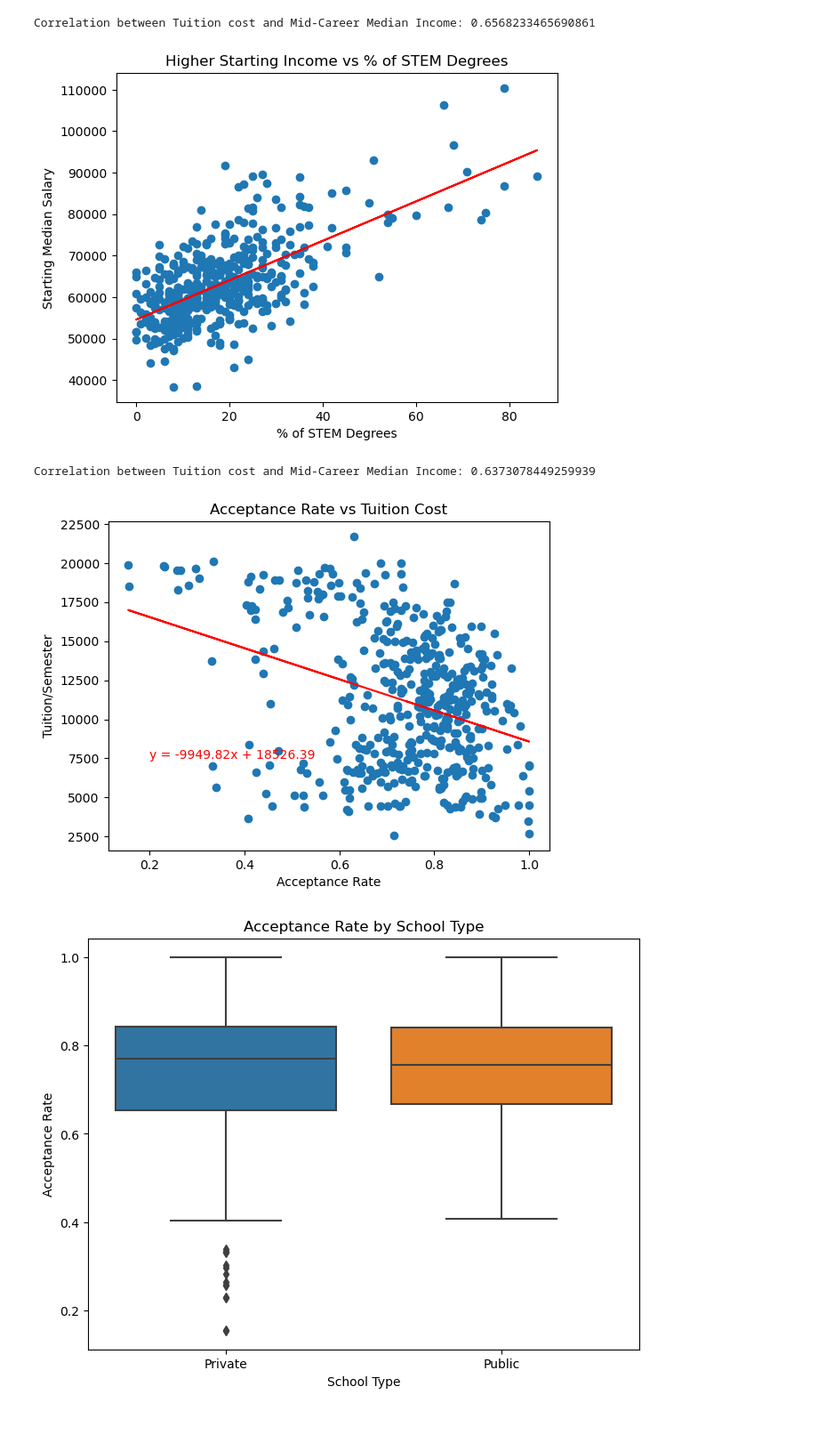
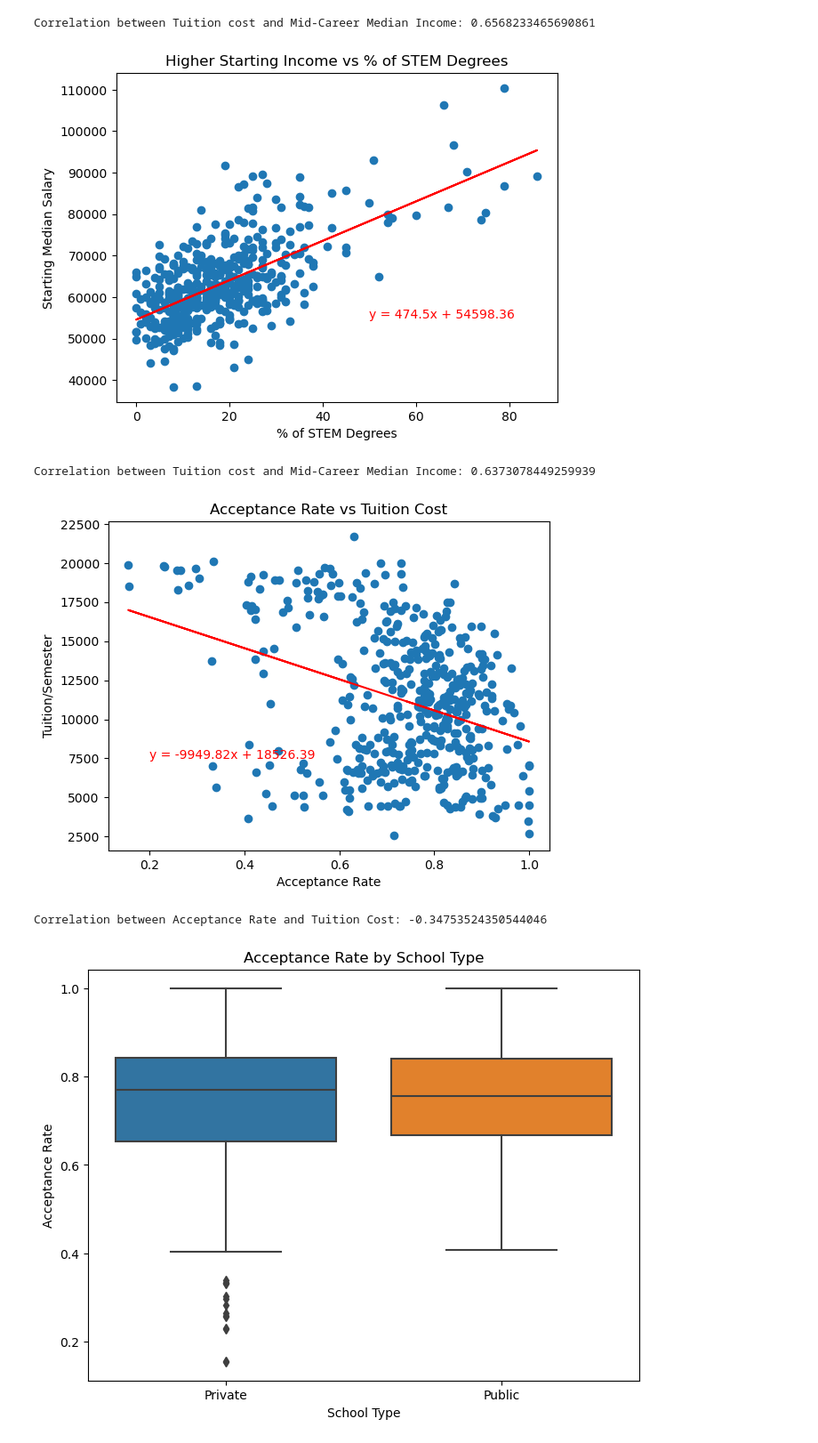
Before and after one commit to sWeeks99/Education_Trends_and_Opportunities, a Jupyter notebook: data/project_final_draft.ipynb, the cells around one changed output. Shown at 89% size. Saved outputs shown, nothing was run; the diff lists cells and outputs as text; code cells hidden in the pictures.

```diff
--- a/data/project_final_draft.ipynb
+++ b/data/project_final_draft.ipynb
@@ -205,22 +225,22 @@ Correlation between Tuition cost and Mid-Career Median Income: 0.656823346569086
 # %%
 plt.scatter(college_final_df['% STEM Degrees'], college_final_df['Early Career Pay'])
 (slope, intercept, r_value, p_value, std_err) = linregress(college_final_df['% STEM Degrees'], college_final_df['Early Career Pay'])
 regression_line = college_final_df['% STEM Degrees'] * round(slope, 2) + round(intercept, 2)
 line = f'y = {round(slope, 2)}x + {round(intercept, 2)}'
 plt.plot(college_final_df['% STEM Degrees'], regression_line, color='red')
 
-plt.annotate(line, (10000, 160000), color='red')
+plt.annotate(line, (50, 55000), color='red')
 
 plt.title('Higher Starting Income vs % of STEM Degrees')
 plt.xlabel('% of STEM Degrees')
 plt.ylabel('Starting Median Salary')
 plt.savefig('../images/%_stem_degrees_vs_starting_income.png')
 plt.show()
 
 correlation = college_final_df['% STEM Degrees'].corr(college_final_df['Early Career Pay'])
 print("Correlation between Tuition cost and Mid-Career Median Income:", correlation)
 # %% [output]
-[figure, old version]
+[figure, new version]
 Correlation between Tuition cost and Mid-Career Median Income: 0.6373078449259939
 # %%
 plt.scatter(college_final_df['Acceptance Rate'], college_final_df['Tuition/Semester'])
@@ -236,8 +256,12 @@ plt.xlabel('Acceptance Rate')
 plt.ylabel('Tuition/Semester')
 plt.savefig('../images/acceptance_rate_vs_tuition_cost')
 plt.show()
+
+correlation = college_final_df['Acceptance Rate'].corr(college_final_df['Tuition/Semester'])
+print("Correlation between Acceptance Rate and Tuition Cost:", correlation)
 # %% [output]
 [figure]
+Correlation between Acceptance Rate and Tuition Cost: -0.34753524350544046
 # %%
 # Box plot: Acceptance Rate by School Type
 plt.figure(figsize=(8, 6))
```
Also changed, not shown: parts of 2 cells of this notebook.
